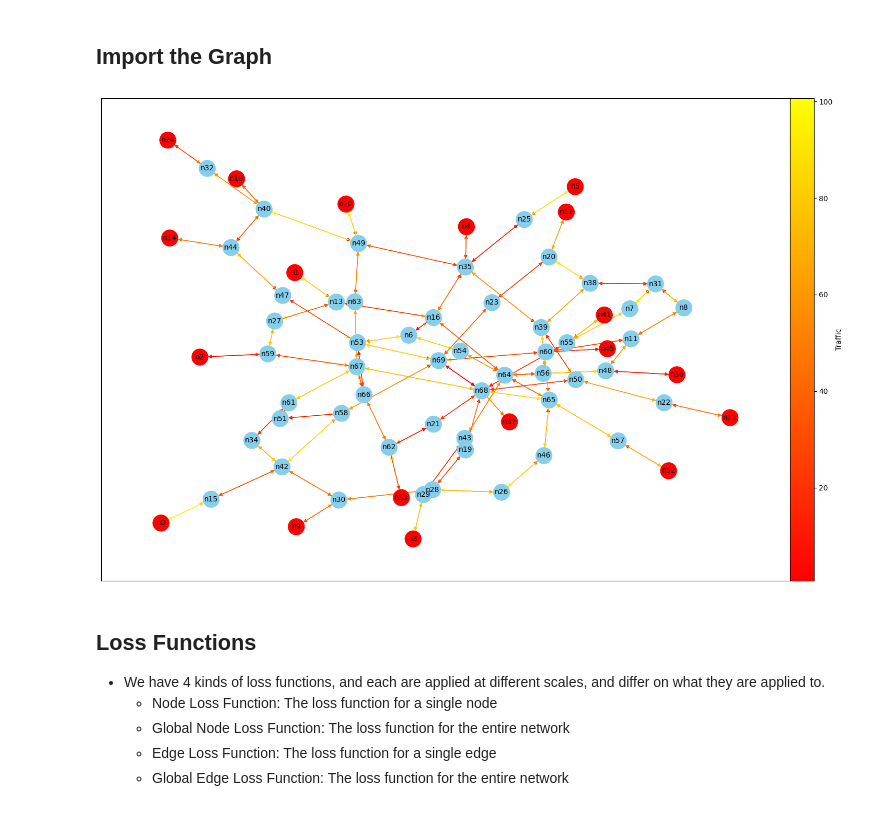
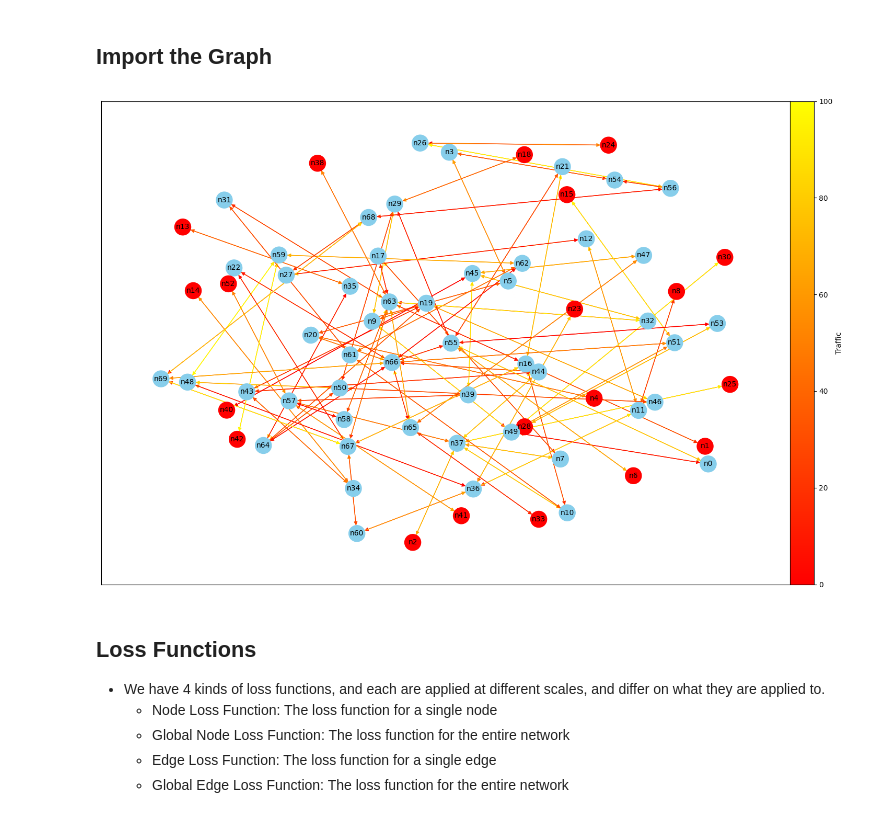
Before and after one commit to advayvyas/Lagrangian-Optimization, a Jupyter notebook: trafficBalancing.ipynb, the cells around one changed output. Saved outputs shown, nothing was run; the diff lists cells and outputs as text; code cells hidden in the pictures.

```diff
--- a/trafficBalancing.ipynb
+++ b/trafficBalancing.ipynb
@@ -36,33 +31,35 @@ with open('pos' + str(code) + '.pkl', 'rb') as f:
 # %%
 import matplotlib.pyplot as plt
 import networkx as nx
 import numpy as np
 
 # Assuming you have already defined G and pos
 
 # Draw the graph
 plt.figure(figsize=(20, 12))
 # Create a colormap that is the second half of the copper colormap
+
+pos = nx.spring_layout(G, k=0.5, iterations=20)
 cmap = plt.cm.autumn
 # Draw the network with node colors and edge colors
 nx.draw_networkx(G, with_labels=True, node_size=500, font_size=10, node_color=np.where(list(nx.get_node_attributes(G, 'border').values()), 'r', 'skyblue'), edge_color=[G.edges[edge]['traffic'] for edge in G.edges], edge_cmap=cmap, pos=pos)
 
 # Get the current Axes instance
 ax = plt.gca()
 
 # Create a ScalarMappable to map numerical values to colors in the colormap
 sm = plt.cm.ScalarMappable(cmap=cmap, norm=plt.Normalize(vmin=min([G.edges[edge]['traffic'] for edge in G.edges]), vmax=max([G.edges[edge]['traffic'] for edge in G.edges])))
 
 # Empty array to hold the values for the color bar
 sm.set_array([])
 
 # Add the color bar at the bottom of the plot
 plt.colorbar(sm, ax=ax, label='Traffic', pad=-0, orientation='vertical')
 
 # Show the plot
 plt.show()
 # %% [output]
-[figure, old version]
+[figure, new version]
 # %% [markdown]
 ## Loss Functions
 
```
Also changed, not shown: parts of 44 cells of this notebook, 6 other files.
